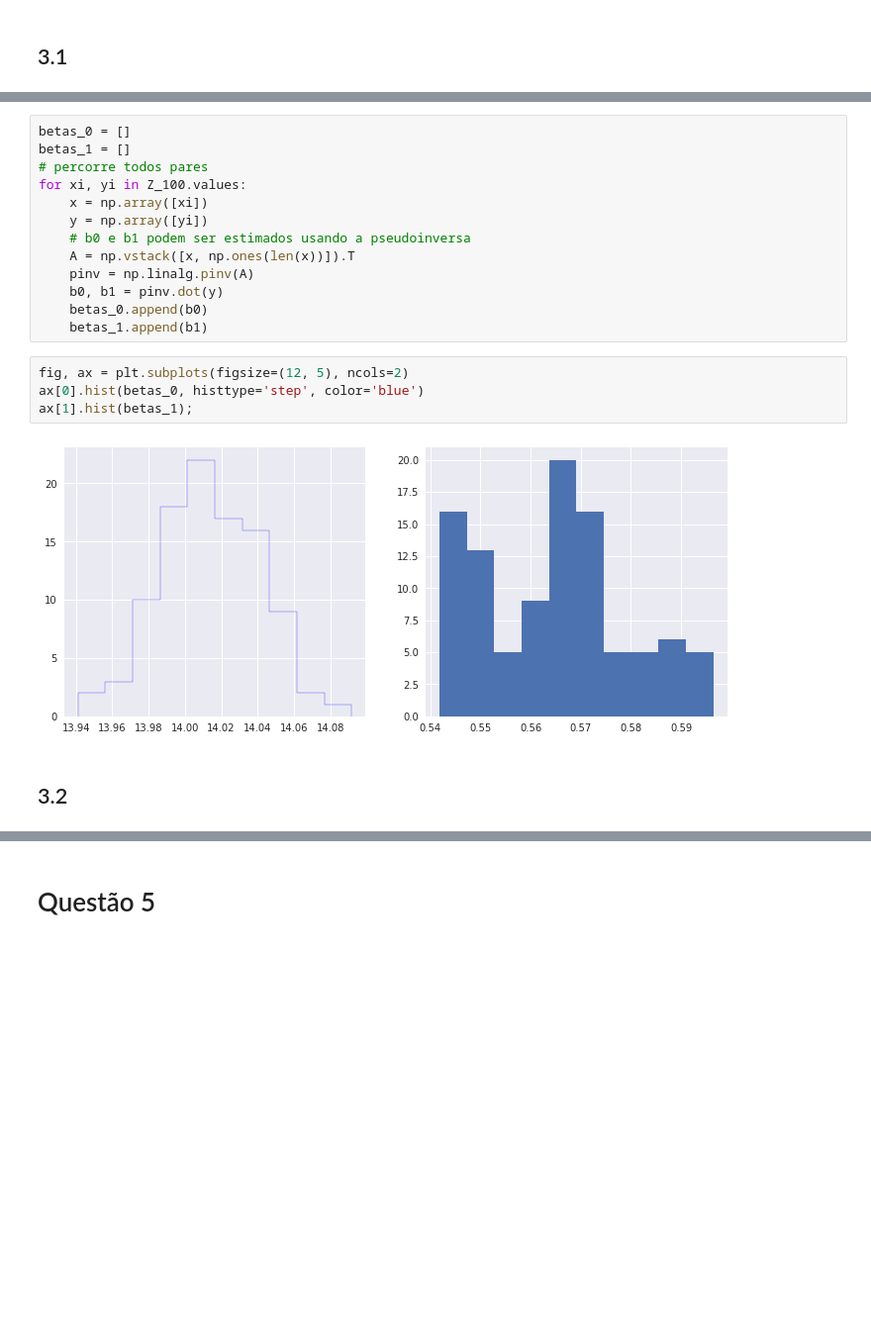
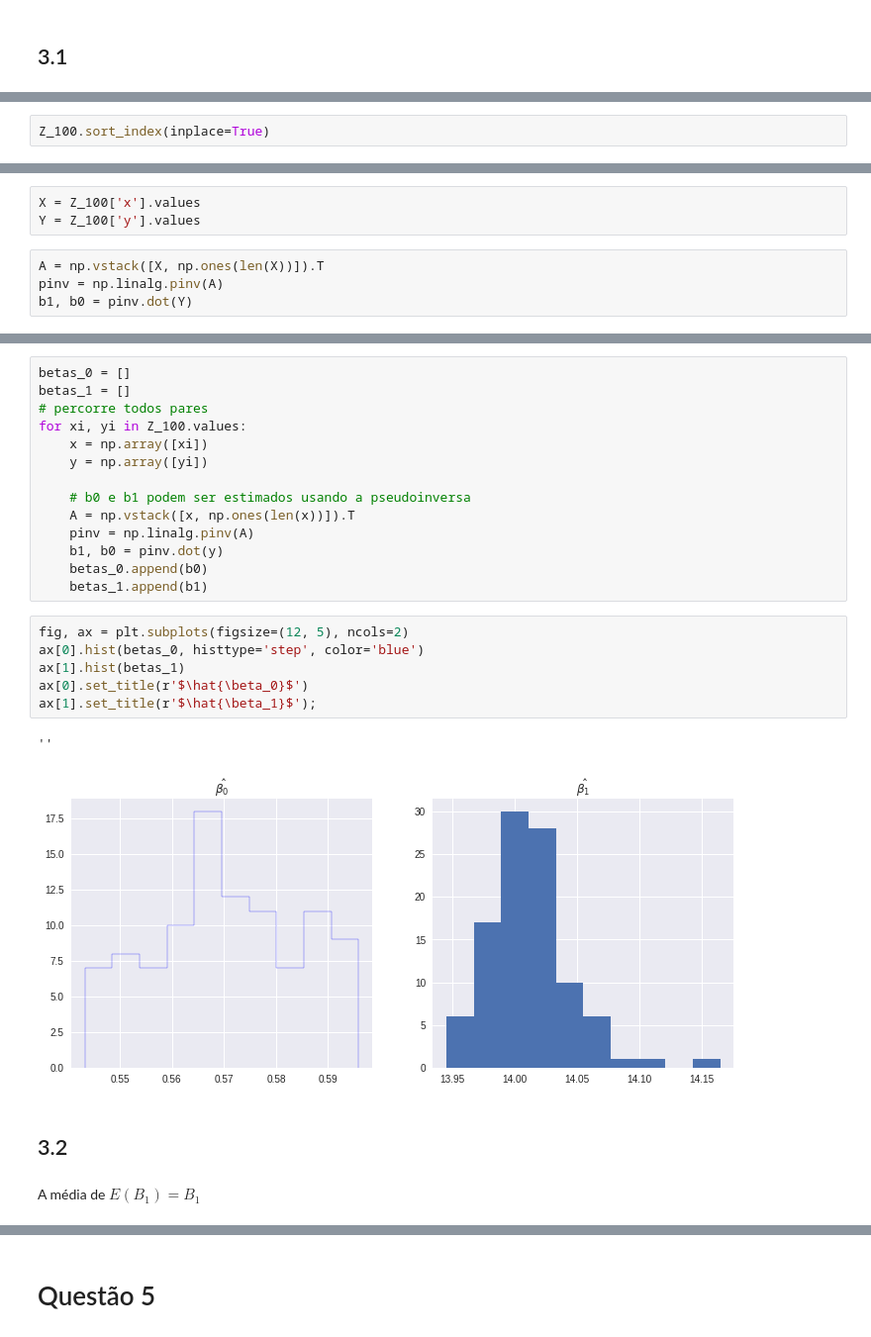
Before and after one commit to ifribeiro/TEI-EstApl, a Jupyter notebook: EPC9.ipynb, the cells around one changed output, grey strips where cells are left out. Shown at 99% size. Cells and saved outputs as stored; diff of their text form; blank space fills up the shorter version.

```diff
--- a/EPC9.ipynb
+++ b/EPC9.ipynb
@@ -92,0 +93,2 @@ Z_100 = Z.sample(100) # seleciono 100 amostras
+# %%
+Z_100.sort_index(inplace=True)
@@ -92,0 +100,7 @@ Z_100 = Z.sample(100) # seleciono 100 amostras
+# %%
+X = Z_100['x'].values
+Y = Z_100['y'].values
+# %%
+A = np.vstack([X, np.ones(len(X))]).T
+pinv = np.linalg.pinv(A)
+b1, b0 = pinv.dot(Y)
@@ -97,17 +123,23 @@ betas_1 = []
 for xi, yi in Z_100.values:
     x = np.array([xi])
     y = np.array([yi])
+
     # b0 e b1 podem ser estimados usando a pseudoinversa
     A = np.vstack([x, np.ones(len(x))]).T
     pinv = np.linalg.pinv(A)
-    b0, b1 = pinv.dot(y)
+    b1, b0 = pinv.dot(y)
     betas_0.append(b0)
     betas_1.append(b1)
 # %%
 fig, ax = plt.subplots(figsize=(12, 5), ncols=2)
 ax[0].hist(betas_0, histtype='step', color='blue')
-ax[1].hist(betas_1);
+ax[1].hist(betas_1)
+ax[0].set_title(r'$\hat{\beta_0}$')
+ax[1].set_title(r'$\hat{\beta_1}$');
 # %% [output]
+''
-[figure, old version]
+[figure, new version]
 # %% [markdown]
 ## 3.2
+# %% [markdown]
+A média de $E(B_1) = B_1$
```
Also changed, not shown: parts of 35 cells of this notebook.
